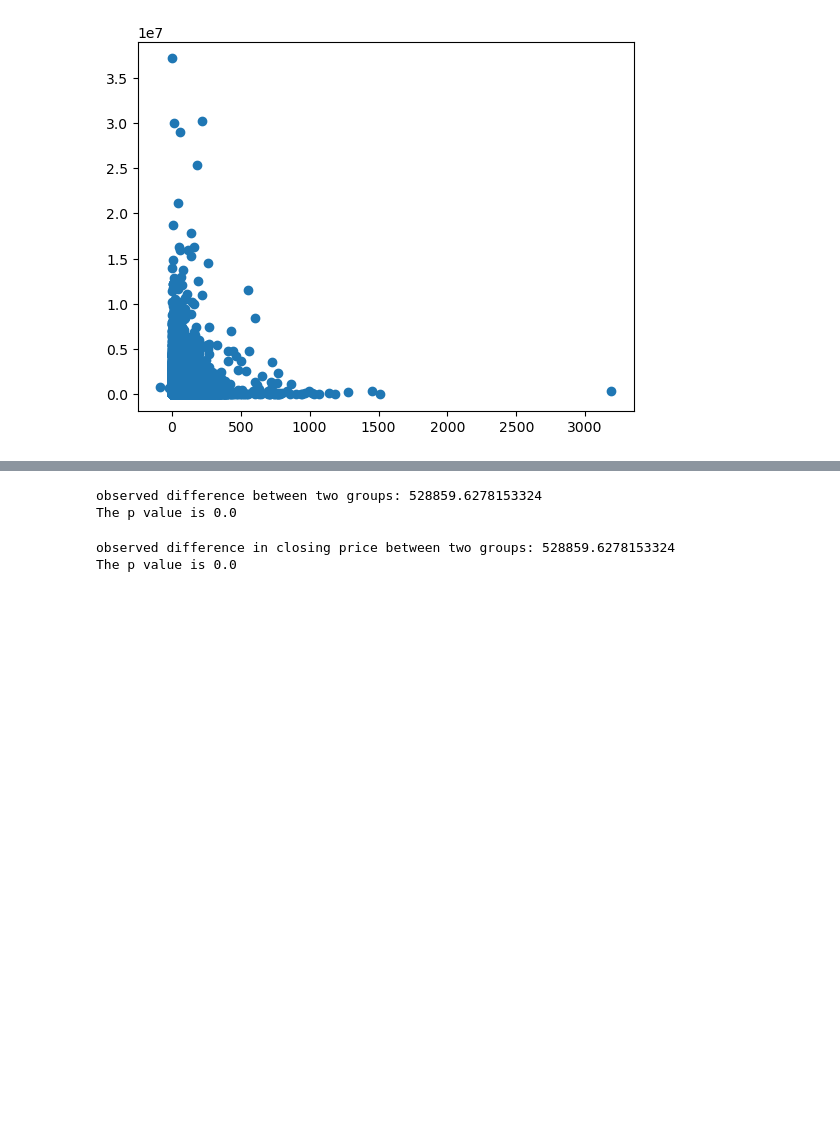
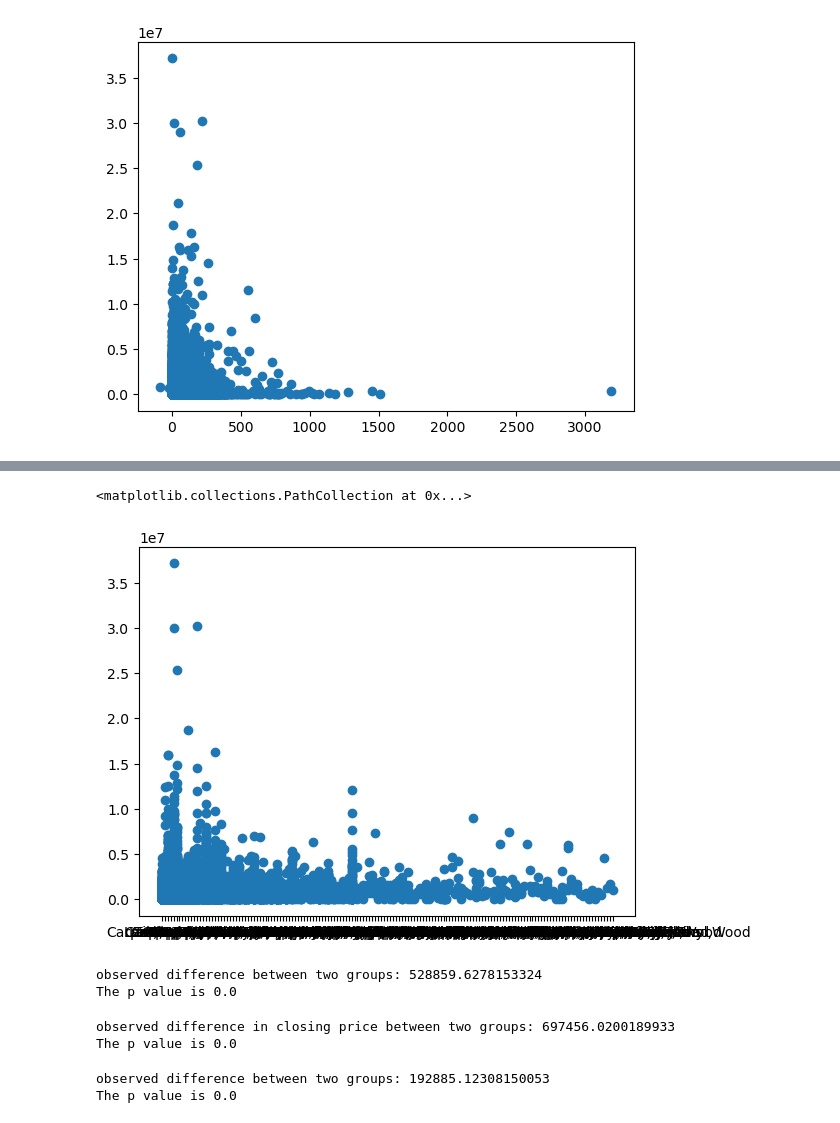
Before and after one commit to bbousquette1/IDX-Exchange-DS16-Winter2025, a Jupyter notebook: claire_EDA.ipynb, the cells around one changed output, grey strips where cells are left out. Cells and saved outputs as stored; diff of their text form; code cells hidden in the pictures; blank space fills up the shorter version.

```diff
--- a/claire_EDA.ipynb
+++ b/claire_EDA.ipynb
@@ -72,3 +82,9 @@ plt.scatter(june['DaysOnMarket'], june['ClosePrice'])
+# %%
+june_cleaned = june[['Flooring', 'ClosePrice']].dropna()
+plt.scatter(june_cleaned['Flooring'], june_cleaned['ClosePrice'])
+# %% [output]
+<matplotlib.collections.PathCollection at 0x...>
+[figure, added]
 # %%
 # Testing missing mechanism to see if missing values of elementary school correlate
 # with lower housing prices since missing value could mean no elementary school nearby?
@@ -100,7 +116,7 @@ The p value is 0.0
 # If it helps, generalized permutation test for missingness and close price
 
 # The column here is whether ElementarySchool is missing
-column = 'ElementarySchool'
+column = 'BasementYN'
 
 june_copy = june.copy()
 labels = june[column].isna()
@@ -125,5 +141,26 @@ for i in range(500):
 diffs = np.array(diffs)
 print(f'The p value is {(diffs >= obs).mean()}')
 # %% [output]
-observed difference in closing price between two groups: 528859.6278153324
+observed difference in closing price between two groups: 697456.0200189933
 The p value is 0.0
+# %%
+# Permutation test
+label = 'AttachedGarageYN'
+grouped = june.groupby(label)['ClosePrice'].mean()
+obs = grouped.loc[True] - grouped.loc[False]
+print(f'observed difference between two groups: {obs}')
+
+june_copy = june.copy()
+diffs = []
+# simulate 500 times, shuffle labels
+for i in range(500):
+    june_copy['shuffled'] = np.random.permutation(june_copy[label])
+    pool_groups = june_copy.groupby('shuffled')['ClosePrice'].mean()
+    stat = pool_groups[True] - pool_groups[False]
+    diffs.append(stat)
+
+diffs = np.array(diffs)
+print(f'The p value is {(diffs >= obs).mean()}')
+# %% [output]
+observed difference between two groups: 192885.12308150053
+The p value is 0.0
```
Also changed, not shown: parts of 6 cells of this notebook.
